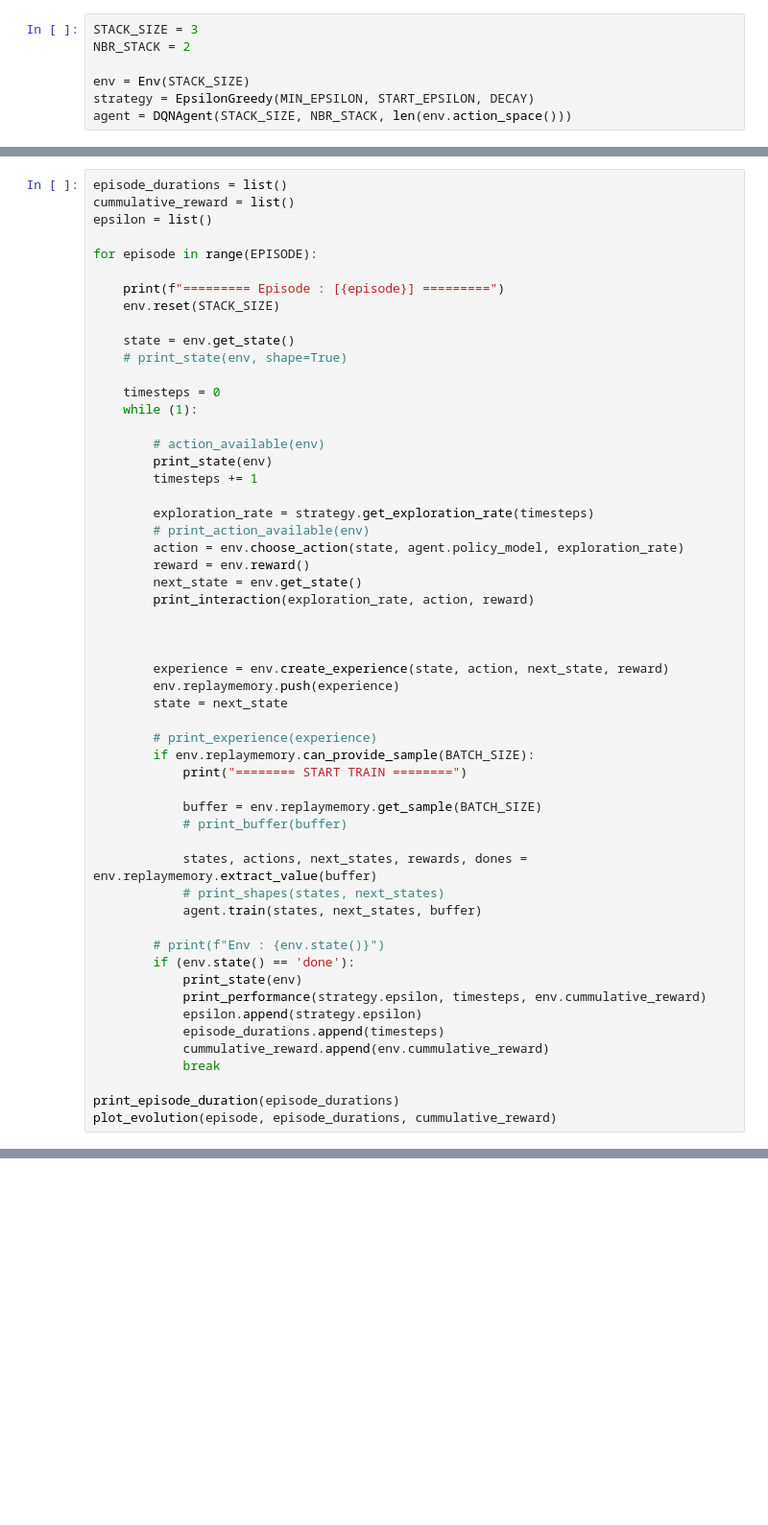
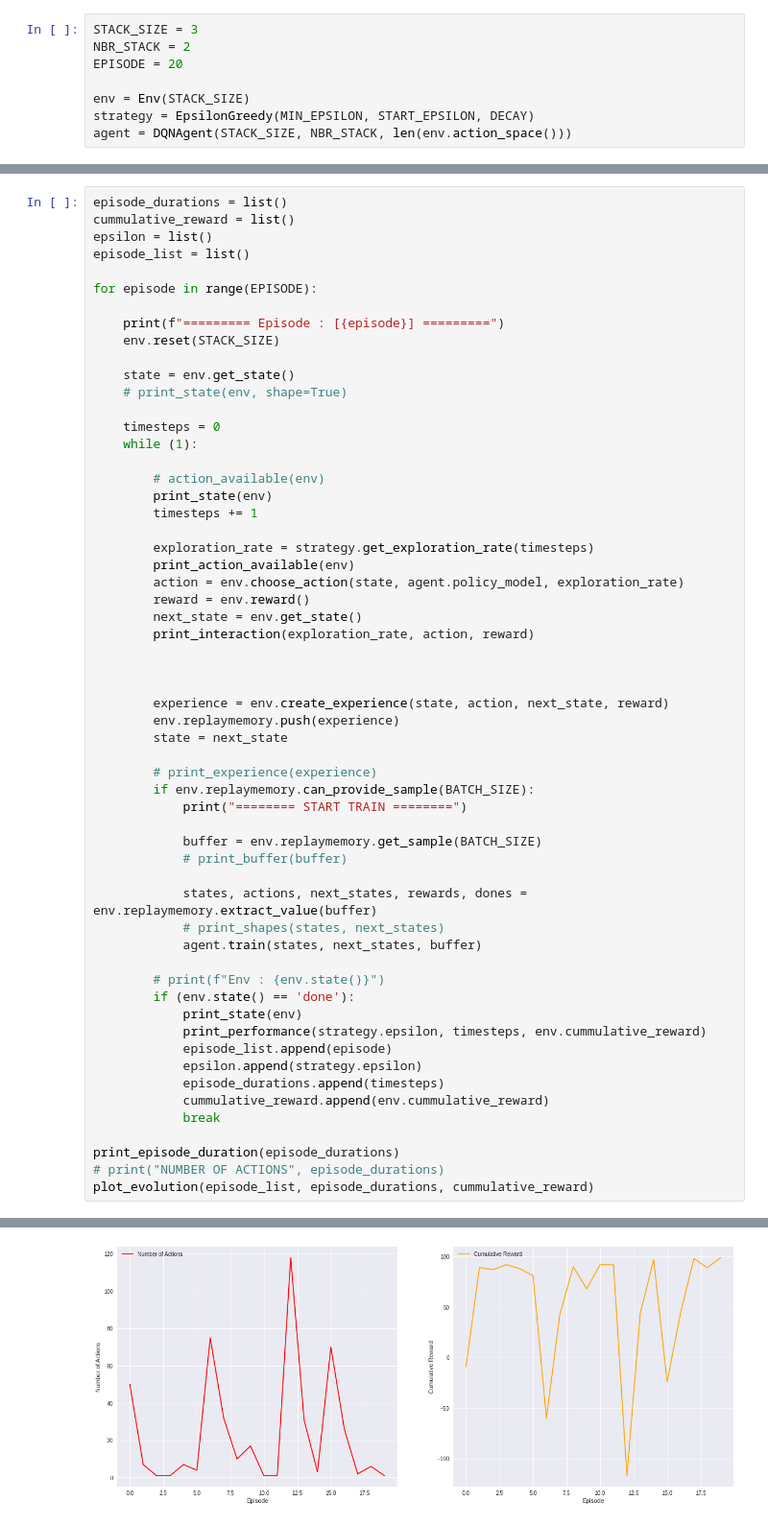
Before and after one commit to widium/RL_push_swap, a Jupyter notebook: main.ipynb, the cells around one changed output, grey strips where cells are left out. Shown: that part at 96% size. Saved outputs shown, nothing was run; the diff lists cells and outputs as text; blank space fills up the shorter version.

```diff
--- a/main.ipynb
+++ b/main.ipynb
@@ -34,6 +33,7 @@ Skipping registering GPU devices...
 # %%
 STACK_SIZE = 3
 NBR_STACK = 2
+EPISODE = 20
 
 env = Env(STACK_SIZE)
 strategy = EpsilonGreedy(MIN_EPSILON, START_EPSILON, DECAY)
@@ -58,6 +58,7 @@ Env : in progress
 episode_durations = list()
 cummulative_reward = list()
 epsilon = list()
+episode_list = list()
 
 for episode in range(EPISODE):
 
@@ -75,7 +76,7 @@ for episode in range(EPISODE):
         timesteps += 1
 
         exploration_rate = strategy.get_exploration_rate(timesteps)
-        # print_action_available(env)
+        print_action_available(env)
         action = env.choose_action(state, agent.policy_model, exploration_rate)
         reward = env.reward()
         next_state = env.get_state()
@@ -102,13 +103,15 @@ for episode in range(EPISODE):
         if (env.state() == 'done'):
             print_state(env)
             print_performance(strategy.epsilon, timesteps, env.cummulative_reward)
+            episode_list.append(episode)
             epsilon.append(strategy.epsilon)
             episode_durations.append(timesteps)
             cummulative_reward.append(env.cummulative_reward)
             break
 
 print_episode_duration(episode_durations)
-plot_evolution(episode, episode_durations, cummulative_reward)
+# print("NUMBER OF ACTIONS", episode_durations)
+plot_evolution(episode_list, episode_durations, cummulative_reward)
 # %% [output]
 ========= Episode : [0] =========
 ---State t---
@@ -130,0 +133 @@ KeyboardInterrupt:
+[figure, added]
```
Also changed, not shown: parts of 5 cells of this notebook, 8 other files.
